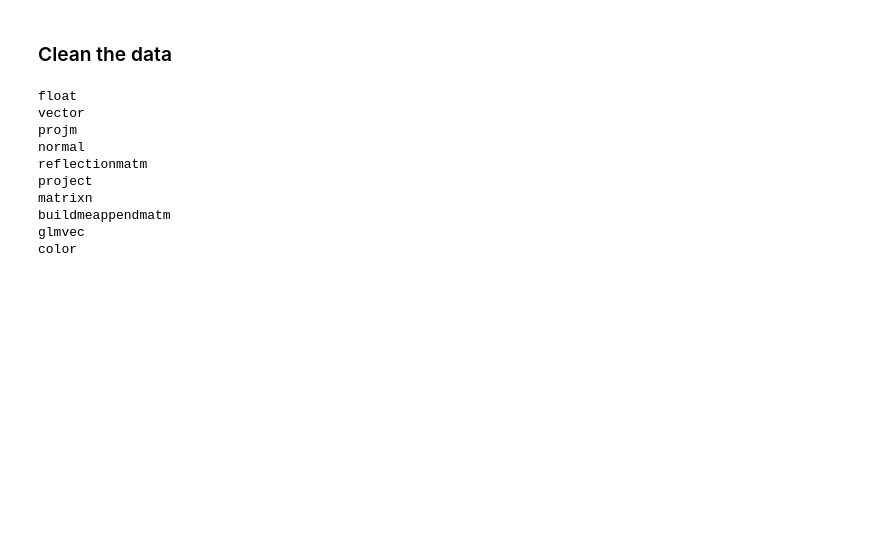
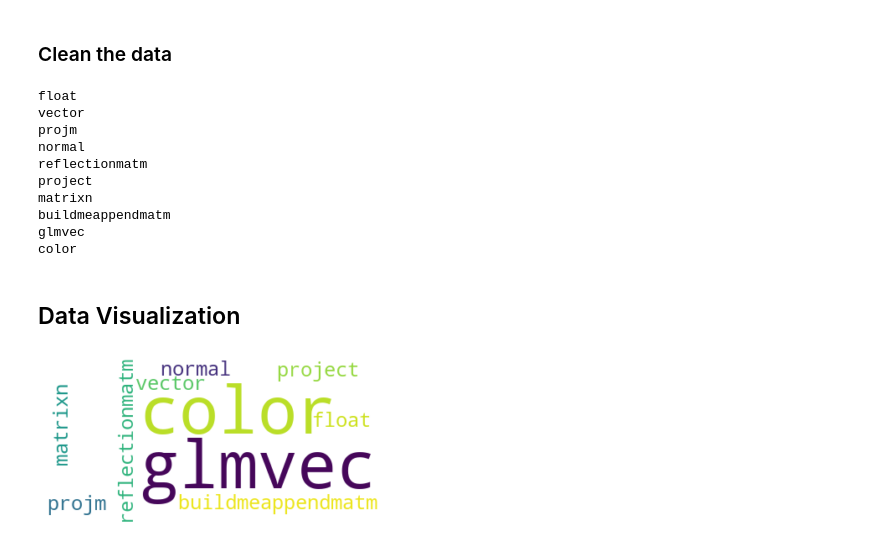
Before and after one commit to d471061c/Stackdata, a Jupyter notebook: StackData.ipynb, the cells around one changed output. Drawn from its saved outputs; the diff is of its cells as text; code cells hidden in the pictures; blank space fills up the shorter version.

Commit message:
add wordcloud visualization

```diff
--- a/StackData.ipynb
+++ b/StackData.ipynb
@@ -192,3 +197,5 @@ matrixn
 buildmeappendmatm
 glmvec
 color
+# %% [markdown]
+## Data Visualization
@@ -194,0 +206,12 @@ color
+# %%
+def convert_to_wordcloud(text):
+    ''' Convert text to wordcloud '''
+    wordcloud = WordCloud(max_words=100, background_color="white").generate(text)
+    plt.imshow(wordcloud, interpolation='bilinear')
+    plt.axis("off")
+    plt.show()
+# %%
+top_10 = " ".join(list(map(lambda x: x[0], result[-10:])))
+convert_to_wordcloud(top_10)
+# %% [output]
+[figure, added]
```
Also changed, not shown: parts of 2 cells of this notebook.
